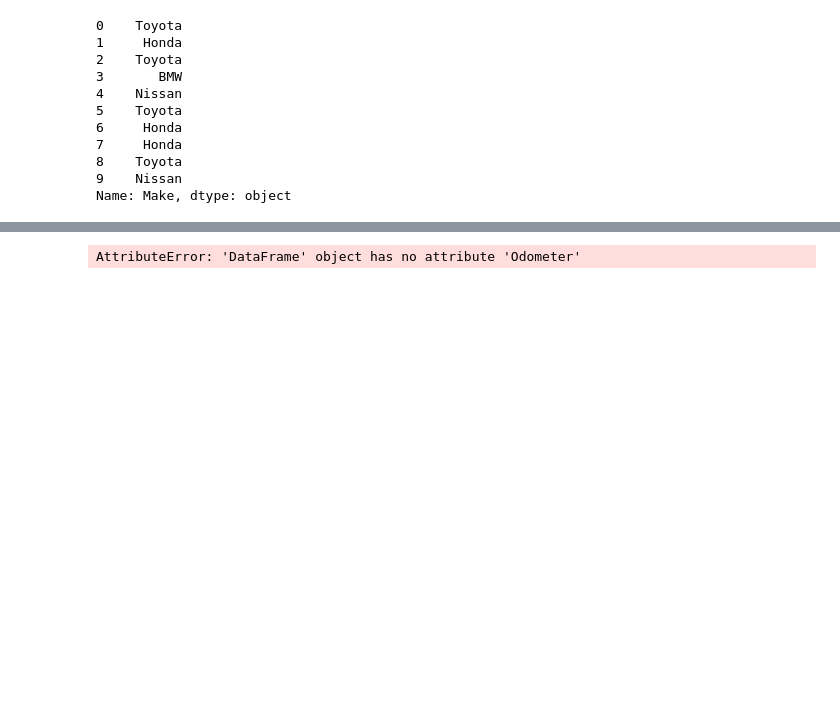
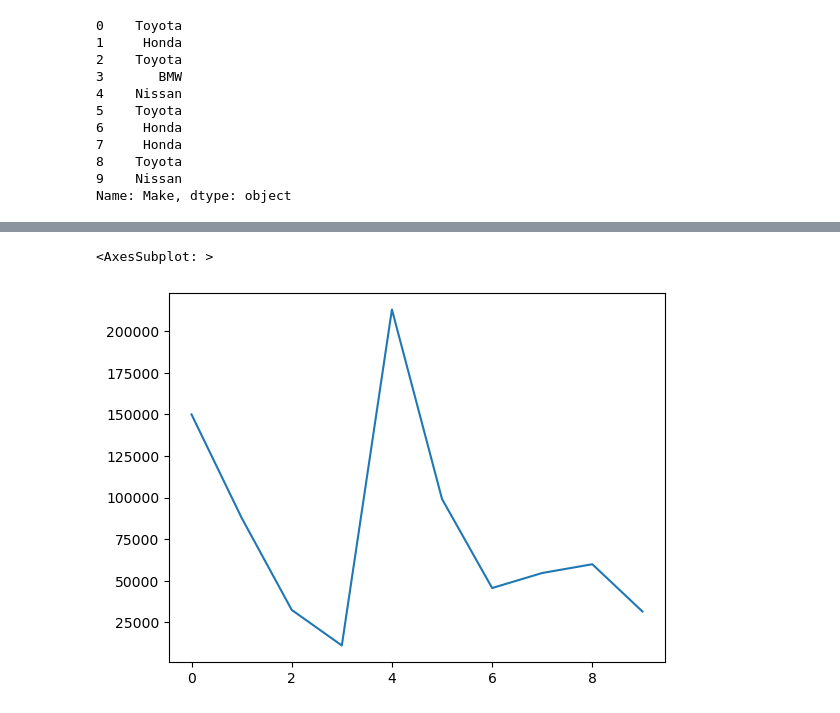
Before and after one commit to pcsmomo/data-science-ml-andrei, a Jupyter notebook: 06-pandas/02-selecting-view.ipynb, the cells around one changed output, grey strips where cells are left out. Cells and saved outputs as stored; diff of their text form; code cells hidden in the pictures; blank space fills up the shorter version.

Commit message:
53. Selecting and Viewing Data with Pandas Part 2

```diff
--- a/06-pandas/02-selecting-view.ipynb
+++ b/06-pandas/02-selecting-view.ipynb
@@ -148,5 +152,6 @@ Name: Make, dtype: object
 # %%
-car_sales.Odometer (KM)
+car_sales["Odometer (KM)"].plot()
 # %% [output]
-AttributeError: 'DataFrame' object has no attribute 'Odometer'
+<AxesSubplot: >
+[figure, added]
 # %%
```
Also changed, not shown: parts of 13 cells of this notebook.
